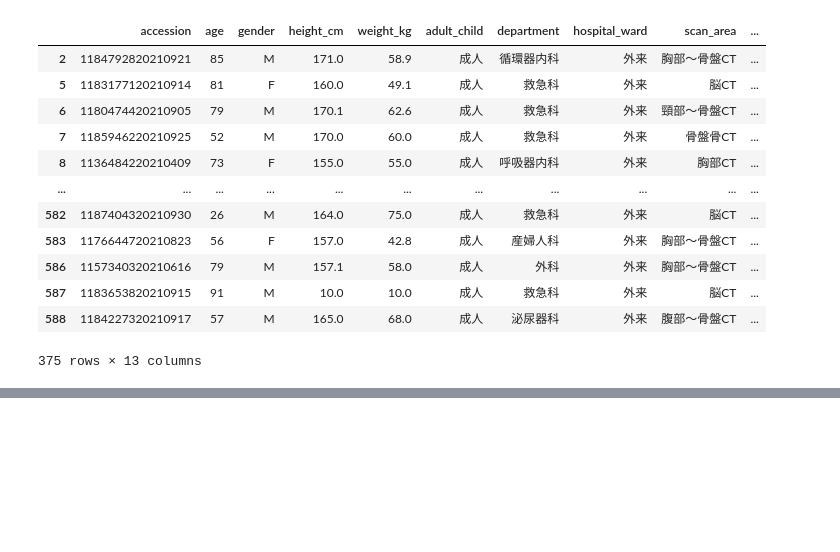
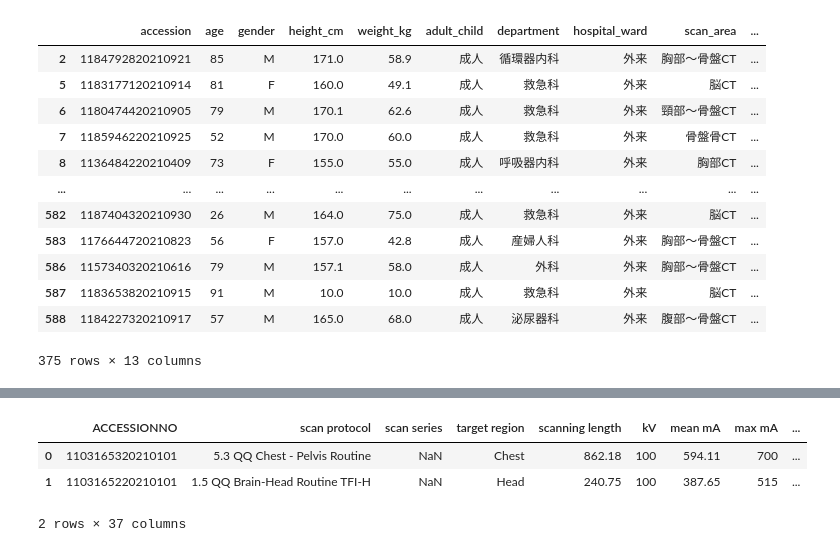
Before and after one commit to y-hiroki-radiotech/CT-dose-prediction, a Jupyter notebook: scan_preprocess_data.ipynb, the cells around one changed output, grey strips where cells are left out. Drawn from its saved outputs; the diff is of its cells as text; code cells hidden in the pictures; blank space fills up the shorter version.

```diff
--- a/scan_preprocess_data.ipynb
+++ b/scan_preprocess_data.ipynb
@@ -144,0 +154,11 @@ len(df)
+# %%
+import pandas as pd
+import numpy as np
+
+df = pd.read_excel('train_data.xlsx', index_col=False)
+df.head(2)
+# %% [output]
+|  | ACCESSIONNO | scan protocol | scan series | target region | scanning length | kV | mean mA | max mA | ... |
+| 0 | 1103165320210101 | 5.3 QQ Chest - Pelvis Routine | NaN | Chest | 862.18 | 100 | 594.11 | 700 | ... |
+| 1 | 1103165220210101 | 1.5 QQ Brain-Head Routine TFI-H | NaN | Head | 240.75 | 100 | 387.65 | 515 | ... |
+2 rows × 37 columns
```
Also changed, not shown: parts of 32 cells of this notebook, 5 other files.
